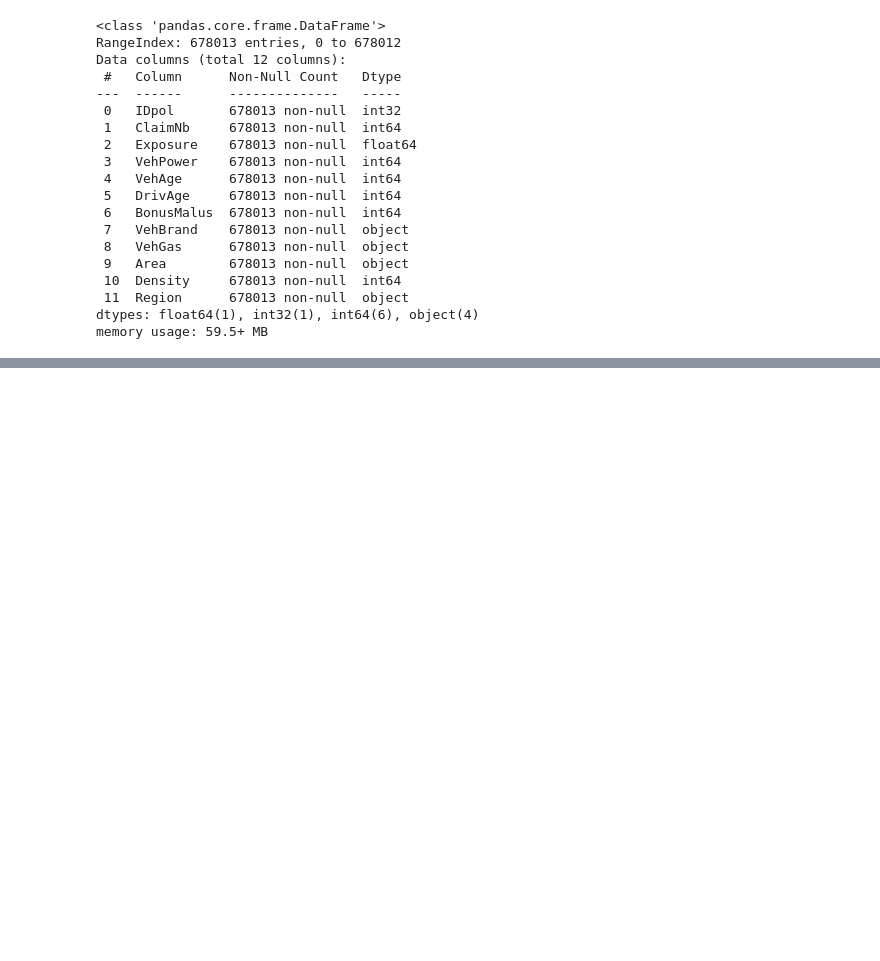
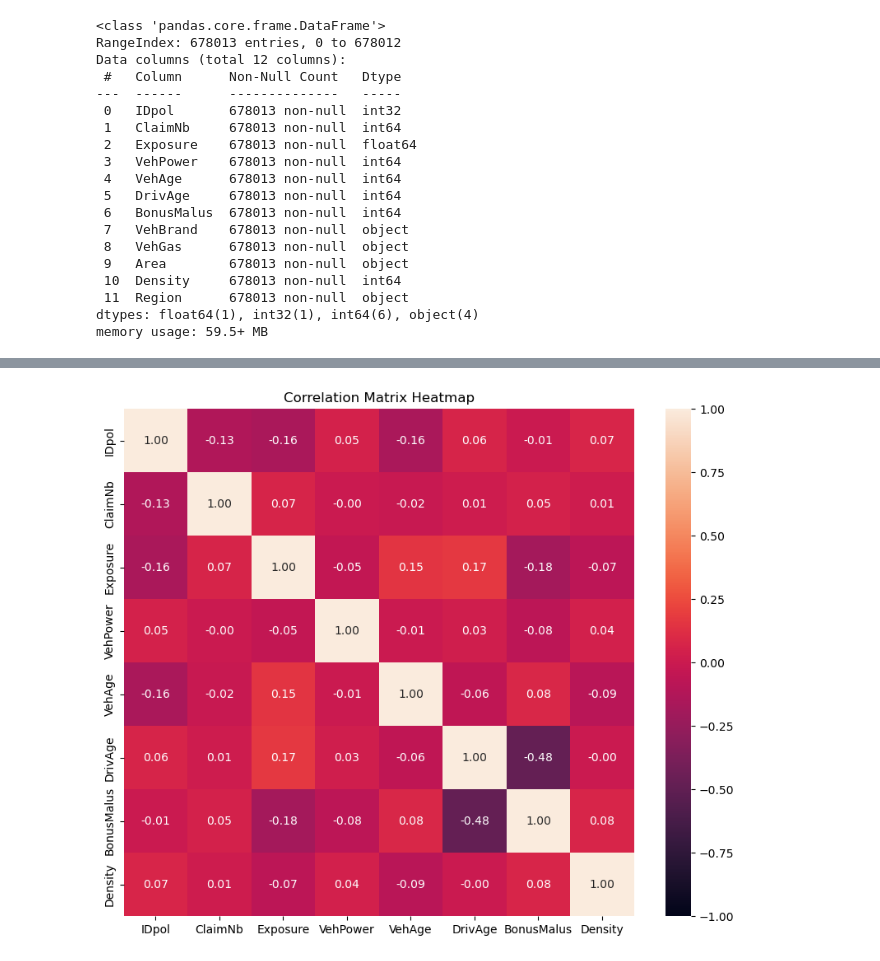
Before and after one commit to dvamsidhar2002/Improving_Motor_Insurance_Pricing_Through_Joint_Modelling_of_Claim_Frequency_and_Claim_Severity, a Jupyter notebook: Data_Audit_and_Reconcilation/Source_Code_09_11.ipynb, the cells around one changed output, grey strips where cells are left out. Cells and saved outputs as stored; diff of their text form; code cells hidden in the pictures; blank space fills up the shorter version.

Commit message:
Basic Data Analysis

```diff
--- a/Data_Audit_and_Reconcilation/Source_Code_09_11.ipynb
+++ b/Data_Audit_and_Reconcilation/Source_Code_09_11.ipynb
@@ -122,3 +124,15 @@ frequency_data.describe()
 | 50% | 2.272152e+06 | 0.000000 | 0.490000 | 6.000000 | 6.000000 | 44.000000 | 50.000000 | 393.000000 |
 | 75% | 4.046274e+06 | 0.000000 | 0.990000 | 7.000000 | 11.000000 | 55.000000 | 64.000000 | 1658.000000 |
 | max | 6.114330e+06 | 16.000000 | 2.010000 | 15.000000 | 100.000000 | 100.000000 | 230.000000 | 27000.000000 |
+# %%
+# Correlation of attributes in Frequency data
+corr_matrix = frequency_data.corr(numeric_only=True)
+
+plt.figure(figsize=(10,8))
+sns.heatmap(corr_matrix, annot=True, vmin=-1, vmax=1.0
+
+            , fmt='.2f')
+plt.title('Correlation Matrix Heatmap')
+plt.show()
+# %% [output]
+[figure, added]
```
Also changed, not shown: parts of 1 cell of this notebook, 2 other files.
